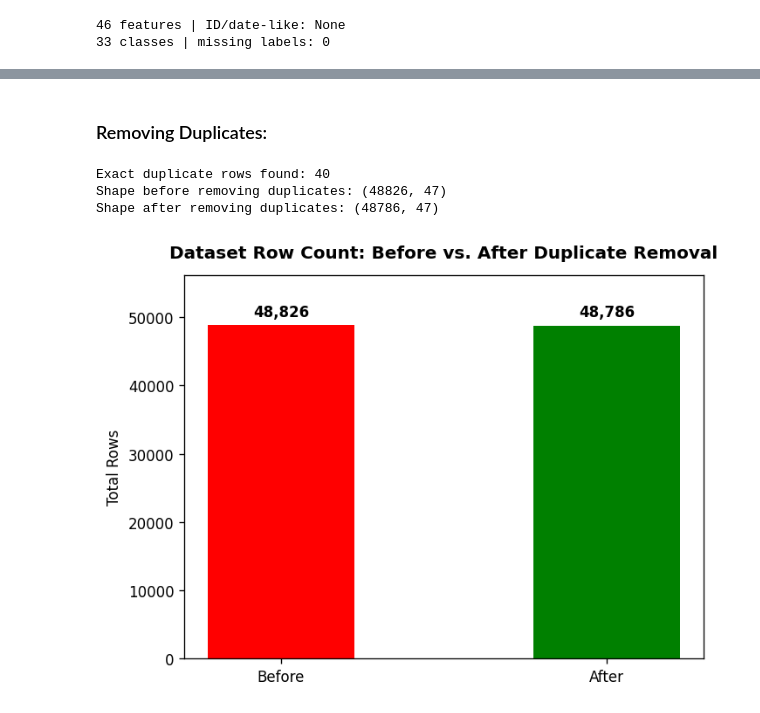
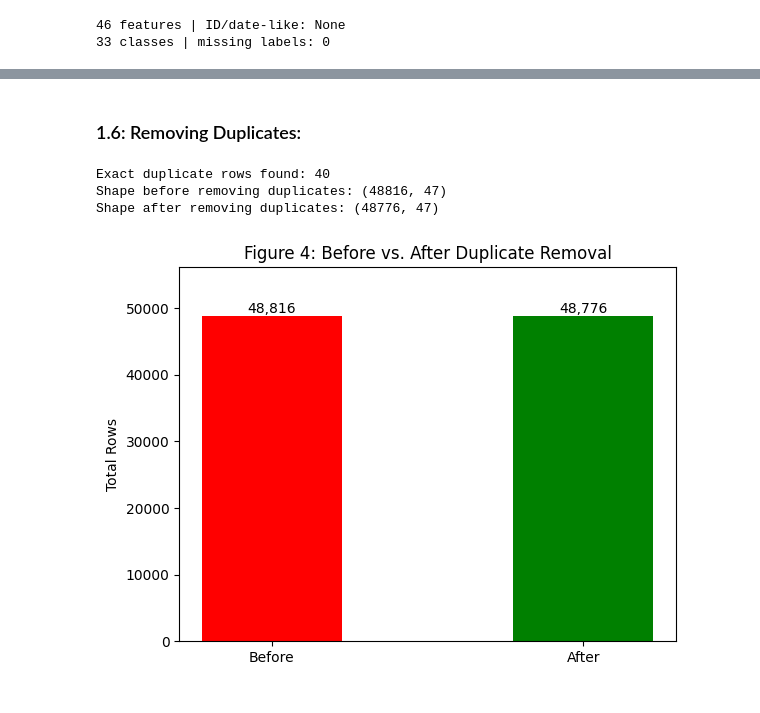
Before and after one commit to MK545BH/IT7009-Project, a Jupyter notebook: IT7009_Project.ipynb, the cells around one changed output, grey strips where cells are left out. Drawn from its saved outputs; the diff is of its cells as text; code cells hidden in the pictures.

```diff
--- a/IT7009_Project.ipynb
+++ b/IT7009_Project.ipynb
@@ -10,7 +10,7 @@ import numpy as np
 import pandas as pd
 import matplotlib.pyplot as plt
 from sklearn.model_selection import train_test_split
-from sklearn.preprocessing import StandardScaler, FunctionTransformer
+from sklearn.preprocessing import StandardScaler, FunctionTransformer, LabelEncoder
 from sklearn.impute import SimpleImputer
 from sklearn.feature_selection import VarianceThreshold
 from sklearn.pipeline import Pipeline
@@ -18,7 +18,11 @@ from sklearn.compose import ColumnTransformer
 # Importing the uncleaned "Raw" dataset.
 RAW_PATH = "Dataset_Brief_2.csv"   # upload this file to the Colab session storage first
 df_raw = pd.read_csv(RAW_PATH, low_memory=False) # added the file path to a constant for ease of use.
-
+SEED = 42       # fixed seed for achieving identical split on every run
+TEST_SIZE = 0.20        # 80% train / 20% test
+PLACEHOLDER_MIN_DIGITS = 3
+PLACEHOLDER_MAX_SHARE = 0.01
+PLACEHOLDER_DOMINANCE = 10
 print("Raw dataset shape:", df_raw.shape)
 df_raw.head()
 # %% [output]
@@ -204,0 +254,16 @@ Missing values:
+# %%
+row_missing = df[features].isna().sum(axis=1)
+print("Total missing cells:", int(df[features].isna().sum().sum()), "| rows with any missing:", int((row_missing > 0).sum()))
+print("Missing features per affected row:", row_missing[row_missing > 0].value_counts().sort_index().to_dict())
+
+fig, ax = plt.subplots(figsize=(7, 4))
+row_missing[row_missing > 0].value_counts().sort_index().plot.bar(ax=ax, color="#F58518")
+ax.set_xlabel("number of missing features in the row"); ax.set_ylabel("rows")
+ax.set_title("Figure 3: Rows by number of missing features")
+plt.tight_layout(); plt.show()
+
+empty = row_missing > len(features) / 2
+print("Rows with >50% of features missing:", int(empty.sum()), "| missing features in each:", row_missing[empty].unique().tolist())
+print("Their labels:", df.loc[empty, "label"].value_counts().to_dict())
+df = df.loc[~empty].copy()
+print("Rows remaining:", len(df), "| remaining missing cells:", int(df[features].isna().sum().sum()))
@@ -205,45 +277,42 @@ Missing values:
 # %% [markdown]
-### Removing Duplicates:
+### 1.6: Removing Duplicates:
 # %%
 # Count total duplicate rows
 n_dupes = df.duplicated().sum()
 print(f"Exact duplicate rows found: {n_dupes}")
 print(f"Shape before removing duplicates: {df.shape}")
 
-# 1. Store counts correctly BEFORE dropping duplicates
+# 1. Store counts BEFORE dropping duplicates
 rows_before = len(df)
-n_dupes = df.duplicated().sum()
 
 # Drop duplicates
 df = df.drop_duplicates(keep="first").reset_index(drop=True)
 rows_after = len(df)
 # Print final dataset dimensions (rows, columns)
 print(f"Shape after removing duplicates: {df.shape}")
 
 # Visualization of duplicate rows before and after removal
-# 2. Data setup
 stages = ["Before", "After"]
 row_counts = [rows_before, rows_after]
 colors = ["red", "green"]
 
-# 3. Create plot
-fig, ax = plt.subplots(figsize=(6, 4.5), dpi=120)
-bars = ax.bar(stages, row_counts, color=colors, width=0.45, zorder=2)
+fig, ax = plt.subplots(figsize=(6, 4.5))
+bars = ax.bar(stages, row_counts, color=colors, width=0.45)
 
 #Use f-string lambda function for formatting integers with commas
-ax.bar_label(bars, labels=[f"{x:,}" for x in row_counts], padding=4, fontweight='bold', fontsize=10)
+ax.bar_label(bars, labels=[f"{x:,}" for x in row_counts])
 
 # Styling and titles
-ax.set_title("Dataset Row Count: Before vs. After Duplicate Removal", fontsize=12, fontweight="bold", pad=12)
-ax.set_ylabel("Total Rows", fontsize=10)
+ax.set_title("Figure 4: Before vs. After Duplicate Removal")
+ax.set_ylabel("Total Rows")
 
 # Add y-axis margin so text labels aren't cut off at top
 ax.set_ylim(0, max(row_counts) * 1.15)
 
 plt.tight_layout()
 plt.show()
 # %% [output]
 Exact duplicate rows found: 40
-Shape before removing duplicates: (48826, 47)
-Shape after removing duplicates: (48786, 47)
+Shape before removing duplicates: (48816, 47)
+Shape after removing duplicates: (48776, 47)
-[figure, old version]
+[figure, new version]
```
Also changed, not shown: parts of 16 cells of this notebook.
